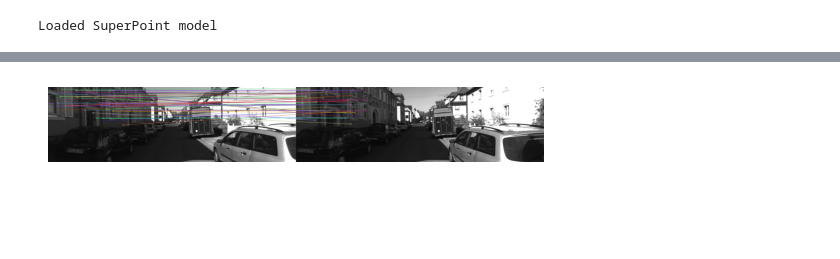
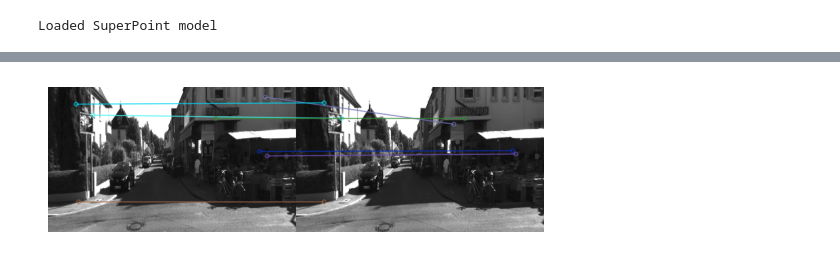
Before and after one commit to amit205/descriptor-epipolar, a Jupyter notebook: sp_epipolar-Copy1.ipynb, the cells around one changed output, grey strips where cells are left out. Drawn from its saved outputs; the diff is of its cells as text; code cells hidden in the pictures; blank space fills up the shorter version.

```diff
--- a/sp_epipolar-Copy1.ipynb
+++ b/sp_epipolar-Copy1.ipynb
@@ -40,15 +49,9 @@ K = np.array([[707.0912, 0, 601.8873],
 # %%
-import glob
-image_0_path_list = glob.glob('/spslam/kitti-odometry-gray/sequences/07/image_0/*')
-print(image_0_path_list[1001])
-image_1_path_list = glob.glob('/spslam/kitti-odometry-gray/sequences/07/image_1/*')
-print(image_1_path_list[1001])
-
-img1 = cv2.imread(image_0_path_list[0], cv2.IMREAD_UNCHANGED)
-img2 = cv2.imread(image_1_path_list[0], cv2.IMREAD_UNCHANGED)
+img1 = cv2.imread(image_0_path_list[1], cv2.IMREAD_UNCHANGED)
+img2 = cv2.imread(image_0_path_list[2], cv2.IMREAD_UNCHANGED)
 
 img1_list = []
-img2_list = []
+# img2_list = []
 
 # Resize images
 dim = (384, 224)
@@ -57,4 +60,4 @@ image2 = cv2.resize(img2, dim)
 
 for i in range(len(image_0_path_list)):
     img1_list.append(cv2.imread(image_0_path_list[i], cv2.IMREAD_UNCHANGED))
-    img2_list.append(cv2.imread(image_1_path_list[i], cv2.IMREAD_UNCHANGED))
+#     img2_list.append(cv2.imread(image_1_path_list[i], cv2.IMREAD_UNCHANGED))
@@ -423,7 +423,8 @@ matches = bf.match( tensor_to_numpy(d_1).reshape(-1, 256), tensor_to_numpy(d_2).
 # Apply Lowe's ratio
 ratio_threshold = 0.75  # Can be adjusted, common values are in the range 0.7 to 0.8
 # good_matches = [m for m, n in matches if m.distance < ratio_threshold * n.distance]
-
+image1 = (image1*255.).astype('uint8')
+image2 = (image2*255.).astype('uint8')
 # Draw the top N matches
 try:
     img_matches = cv2.drawMatches(image1, keypoints1, image2, keypoints2, matches, None, flags=2)
@@ -442,9 +442,9 @@ NameError: name 'img_matches' is not defined
 # %%
 kp_net.train()
 for i in range(1):
-    for j in range(len(img1_list)):
+    for j in range(len(img1_list)-1):
         image1 = img1_list[j]
-        image2 = img2_list[j]
+        image2 = img1_list[j+1]
         img1 = cv2.resize(image1, dim)
         img2 = cv2.resize(image2, dim)
 
@@ -510,9 +510,24 @@ ax2.plot(geometric_loss_list)
+# %%
+image1 = img1_list[0]
+image2 = img1_list[1]
+img1 = cv2.resize(image1, dim)
+img2 = cv2.resize(image2, dim)
+
+img1 = (img1.astype('float32') / 255.)
+img2 = (img2.astype('float32') / 255.)
+
+opencv_image11 = np.expand_dims(img1, axis = 0)
+opencv_image22 = np.expand_dims(img2, axis = 0)
+
+# Convert to a float tensor
+input1 = torch.unsqueeze(torch.from_numpy(opencv_image11).float(), dim=0)
+input2 = torch.unsqueeze(torch.from_numpy(opencv_image22).float(), dim=0)
 # %%
 kp_net.eval()
 
 with torch.no_grad():
-  kp_1, d_1, kp_prob1 = kp_net(move_to_gpu(input1))
-  kp_2, d_2, kp_prob2 = kp_net(move_to_gpu(input2))
+    kp_1, d_1, kp_prob1 = kp_net(move_to_gpu(input1))
+    kp_2, d_2, kp_prob2 = kp_net(move_to_gpu(input2))
 
 kp_1, d_1 = filter_and_pad_points(kp_prob1, kp_1, d_1, 0.005)
 kp_2, d_2 = filter_and_pad_points(kp_prob2, kp_2, d_2, 0.005)
@@ -520,33 +535,34 @@ kp_2, d_2 = filter_and_pad_points(kp_prob2, kp_2, d_2, 0.005)
 infer_keypoints1 = kp_1.detach().cpu().numpy()
 infer_keypoints2 = kp_2.detach().cpu().numpy()
 
 
 def convert_keypoints(keypoints_array, size=1.0):
     """Converts numpy array keypoints to a list of cv2.KeyPoint objects."""
     return [cv2.KeyPoint(x=float(kp[0]), y=float(kp[1]), size=size) for kp in keypoints_array.reshape(-1, 2)]
 
 # Convert numpy array keypoints to list of cv2.KeyPoint objects
 keypoints1 = convert_keypoints(infer_keypoints1)
 keypoints2 = convert_keypoints(infer_keypoints2)
 
 # Create a BFMatcher object
 # Choose the appropriate norm type depending on your descriptor
 bf = cv2.BFMatcher(cv2.NORM_L2, crossCheck=True)
 
 # Match descriptors
 matches = bf.match( tensor_to_numpy(d_1).reshape(-1, 256), tensor_to_numpy(d_2).reshape(-1, 256))
 
 # Apply Lowe's ratio test
 ratio_threshold = 0.75  # Can be adjusted, common values are in the range 0.7 to 0.8
 # good_matches = [m for m, n in matches if m.distance < ratio_threshold * n.distance]
-
+img1 = (img1*255).astype('uint8')
+img2 = (img2*255).astype('uint8')
 # Draw the top N matches
-img_matches = cv2.drawMatches(image1, keypoints1, image2, keypoints2, matches, None, flags=2)
+img_matches = cv2.drawMatches(img1, keypoints1, img2, keypoints2, matches, None, flags=2)
 
 # Display the result
 # Display the image
 plt.imshow(img_matches)
 plt.axis('off')  # Turn off axis numbers
 plt.show()
 # %% [output]
-[figure, old version]
+[figure, new version]
```
Also changed, not shown: parts of 8 cells of this notebook.
